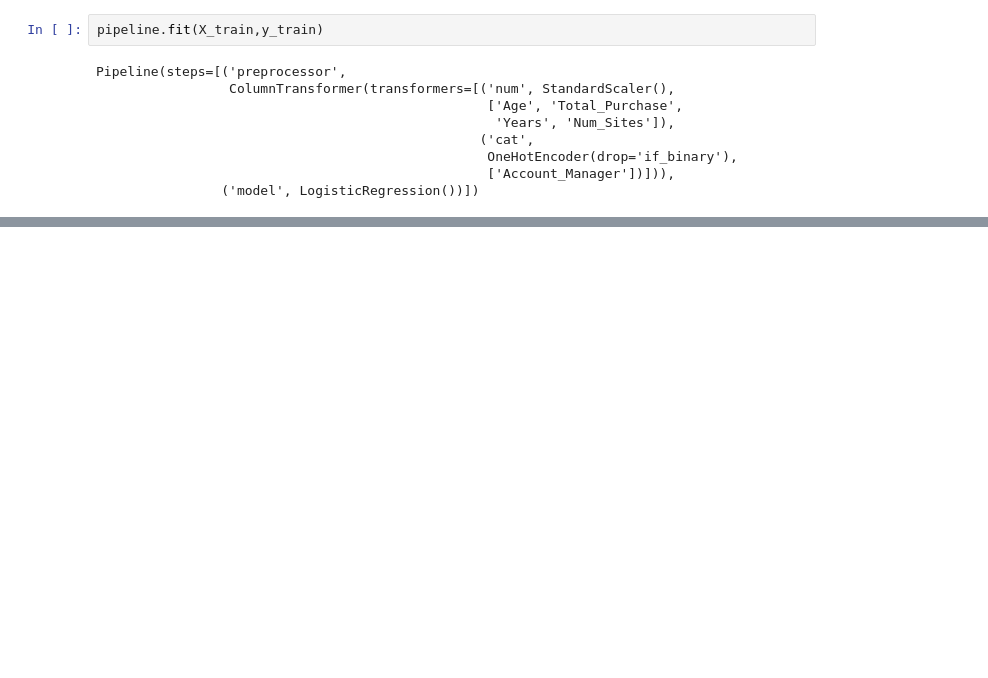
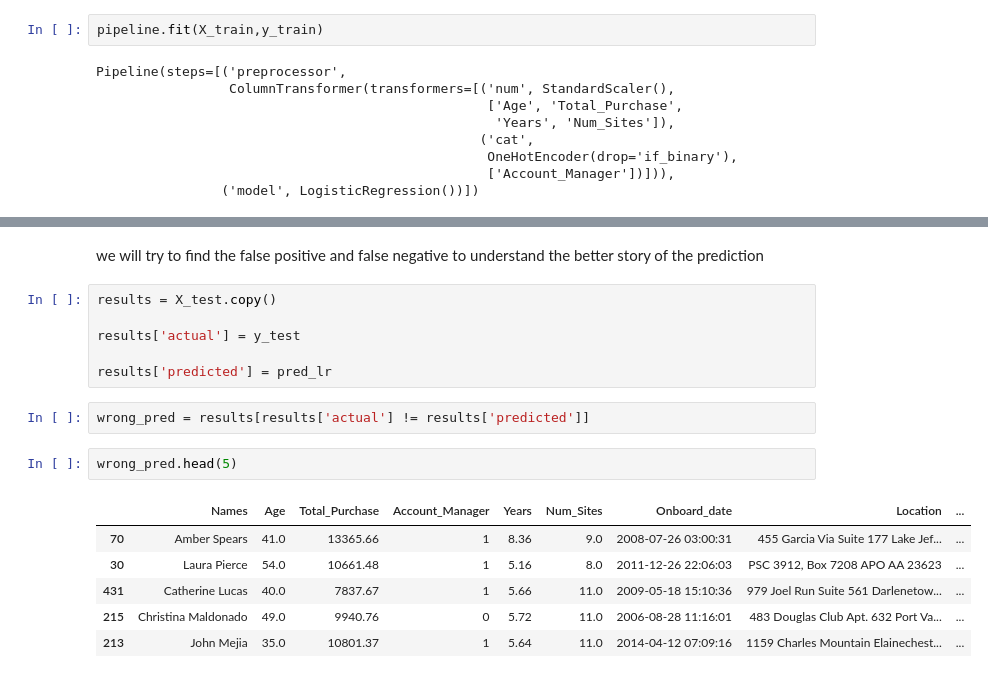
Before and after one commit to jacobabhihail-tech/advanced-data-wrangling-lab, a Jupyter notebook: day07_customer_churn_audit/customer_churn_audit.ipynb, the cells around one changed output, grey strips where cells are left out. Saved outputs shown, nothing was run; the diff lists cells and outputs as text; blank space fills up the shorter version.

Commit message:
Day 11: learning- False(positive/negative), threshold, confusion matrix

```diff
--- a/day07_customer_churn_audit/customer_churn_audit.ipynb
+++ b/day07_customer_churn_audit/customer_churn_audit.ipynb
@@ -486,0 +473,19 @@ weighted avg       0.89      0.90      0.90       180
+# %% [markdown]
+we will try to find the false positive and false negative to understand the better story of the prediction
+# %%
+results = X_test.copy()
+
+results['actual'] = y_test
+
+results['predicted'] = pred_lr
+# %%
+wrong_pred = results[results['actual'] != results['predicted']]
+# %%
+wrong_pred.head(5)
+# %% [output]
+|  | Names | Age | Total_Purchase | Account_Manager | Years | Num_Sites | Onboard_date | Location | ... |
+| 70 | Amber Spears | 41.0 | 13365.66 | 1 | 8.36 | 9.0 | 2008-07-26 03:00:31 | 455 Garcia Via Suite 177 Lake Jef... | ... |
+| 30 | Laura Pierce | 54.0 | 10661.48 | 1 | 5.16 | 8.0 | 2011-12-26 22:06:03 | PSC 3912, Box 7208 APO AA 23623 | ... |
+| 431 | Catherine Lucas | 40.0 | 7837.67 | 1 | 5.66 | 11.0 | 2009-05-18 15:10:36 | 979 Joel Run Suite 561 Darlenetow... | ... |
+| 215 | Christina Maldonado | 49.0 | 9940.76 | 0 | 5.72 | 11.0 | 2006-08-28 11:16:01 | 483 Douglas Club Apt. 632 Port Va... | ... |
+| 213 | John Mejia | 35.0 | 10801.37 | 1 | 5.64 | 11.0 | 2014-04-12 07:09:16 | 1159 Charles Mountain Elainechest... | ... |
```
Also changed, not shown: parts of 26 cells of this notebook, 1 other file.
